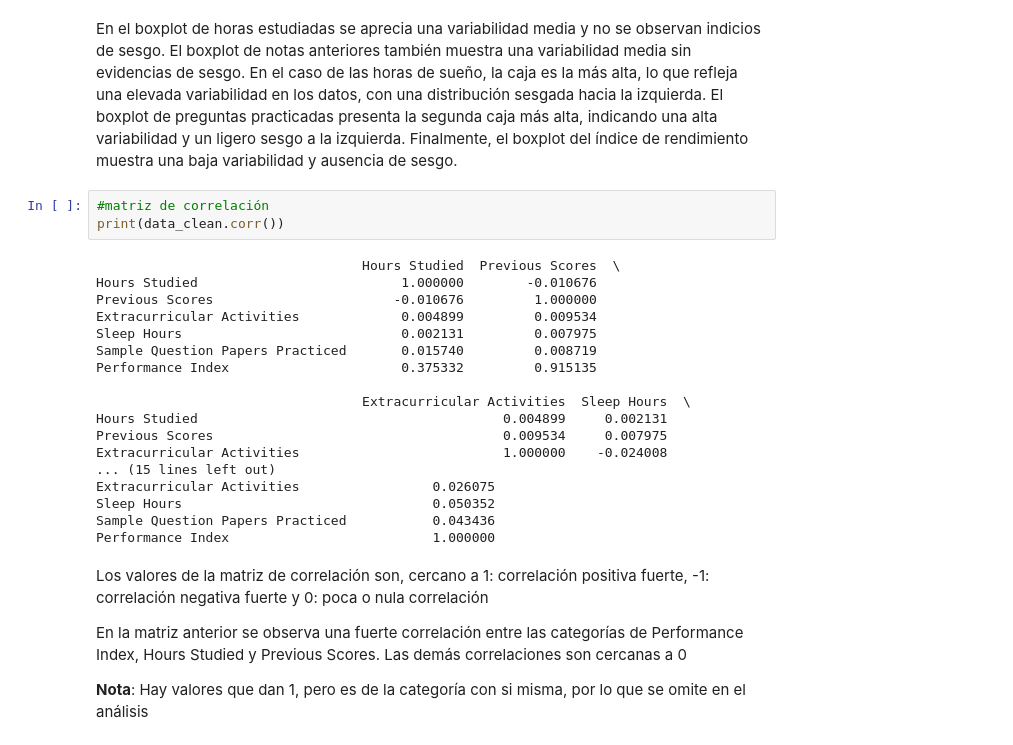
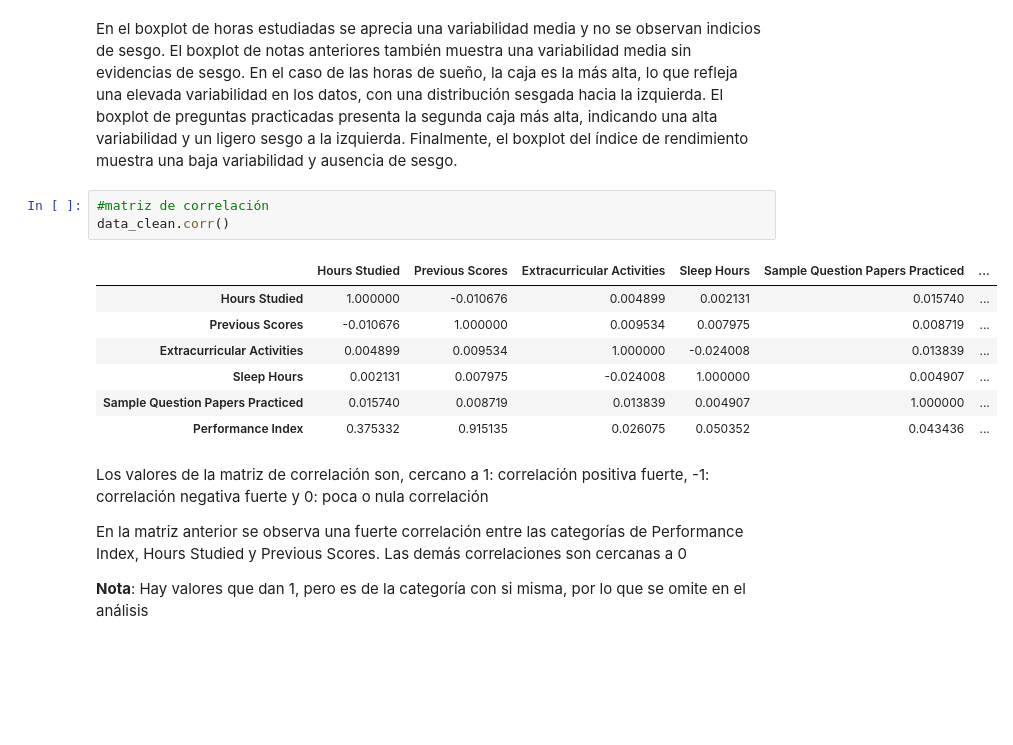
Before and after one commit to Felipaus3465/tarea1IA, a Jupyter notebook: SC.ipynb, the cells around one changed output. Cells and saved outputs as stored; diff of their text form; blank space fills up the shorter version.

```diff
--- a/SC.ipynb
+++ b/SC.ipynb
@@ -184,25 +167,15 @@ El boxplot de preguntas practicadas presenta la segunda caja más alta, indicand
 Finalmente, el boxplot del índice de rendimiento muestra una baja variabilidad y ausencia de sesgo.
 # %%
 #matriz de correlación
-print(data_clean.corr())
+data_clean.corr()
 # %% [output]
-                                  Hours Studied  Previous Scores  \
-Hours Studied                          1.000000        -0.010676
-Previous Scores                       -0.010676         1.000000
-Extracurricular Activities             0.004899         0.009534
-Sleep Hours                            0.002131         0.007975
-Sample Question Papers Practiced       0.015740         0.008719
-Performance Index                      0.375332         0.915135
-
-                                  Extracurricular Activities  Sleep Hours  \
-Hours Studied                                       0.004899     0.002131
-Previous Scores                                     0.009534     0.007975
-Extracurricular Activities                          1.000000    -0.024008
-... (15 lines left out)
-Extracurricular Activities                 0.026075
-Sleep Hours                                0.050352
-Sample Question Papers Practiced           0.043436
-Performance Index                          1.000000
+|  | Hours Studied | Previous Scores | Extracurricular Activities | Sleep Hours | Sample Question Papers Practiced | ... |
+| Hours Studied | 1.000000 | -0.010676 | 0.004899 | 0.002131 | 0.015740 | ... |
+| Previous Scores | -0.010676 | 1.000000 | 0.009534 | 0.007975 | 0.008719 | ... |
+| Extracurricular Activities | 0.004899 | 0.009534 | 1.000000 | -0.024008 | 0.013839 | ... |
+| Sleep Hours | 0.002131 | 0.007975 | -0.024008 | 1.000000 | 0.004907 | ... |
+| Sample Question Papers Practiced | 0.015740 | 0.008719 | 0.013839 | 0.004907 | 1.000000 | ... |
+| Performance Index | 0.375332 | 0.915135 | 0.026075 | 0.050352 | 0.043436 | ... |
 # %% [markdown]
 Los valores de la matriz de correlación son, cercano a 1: correlación positiva fuerte, -1: correlación negativa fuerte y 0: poca o nula correlación
 
```
Also changed, not shown: parts of 23 cells of this notebook.
